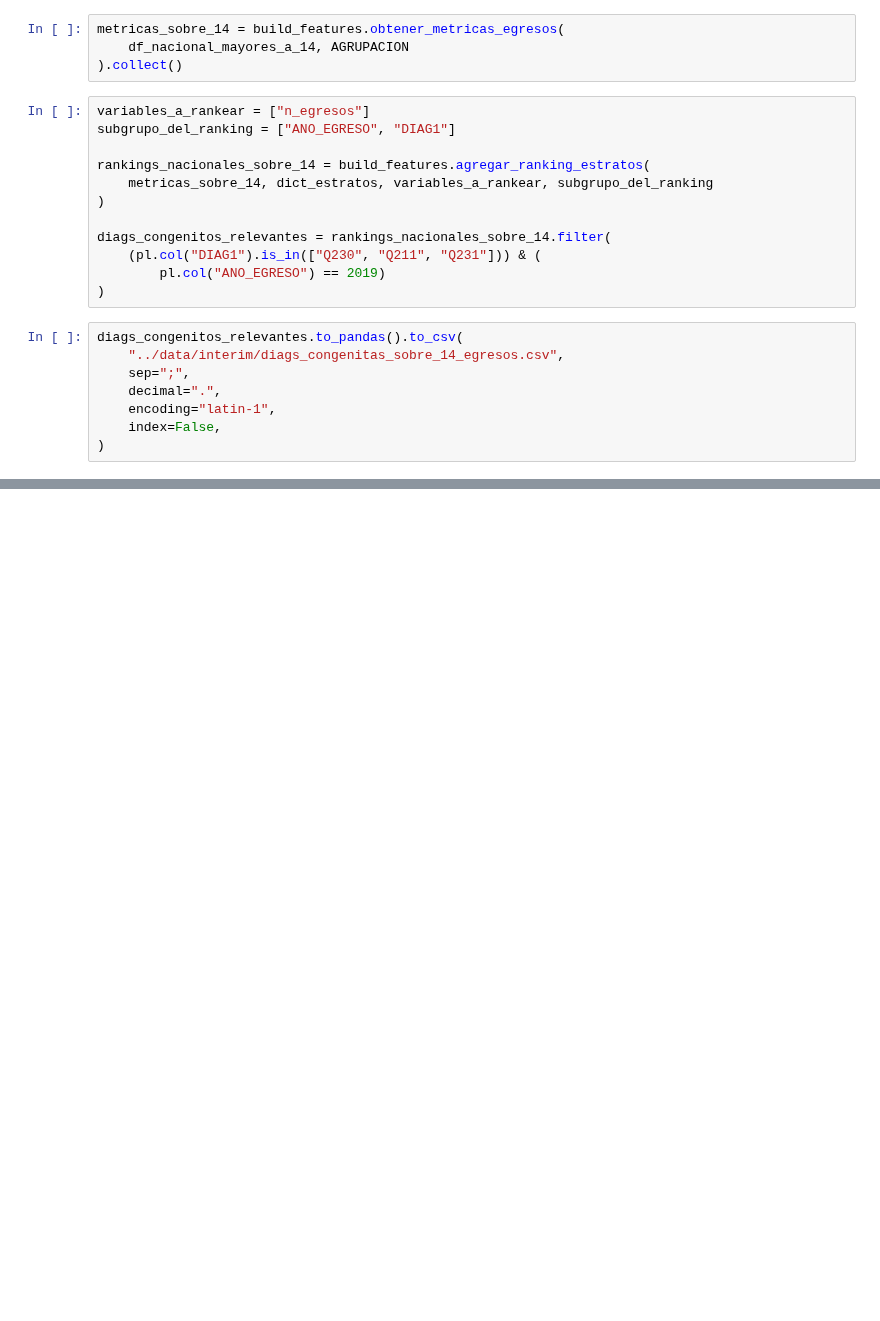
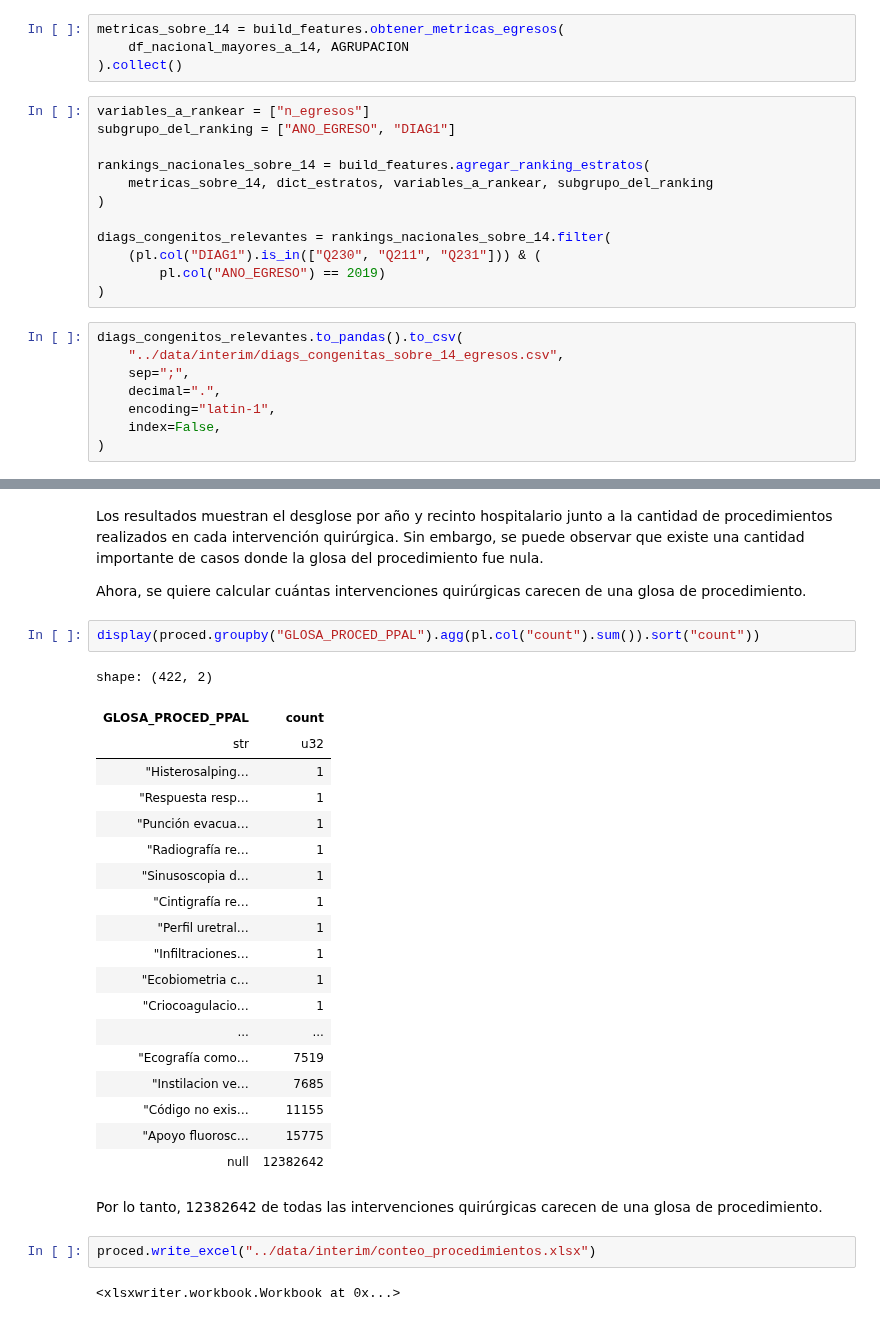
Before and after one commit to JavierRojas14/egresos-hospitalarios, a Jupyter notebook: egresos-hospitalarios/notebooks/2.0-jrb-discharges-analysis.ipynb, the cells around one changed output, grey strips where cells are left out. Cells and saved outputs as stored; diff of their text form; blank space fills up the shorter version.

```diff
--- a/egresos-hospitalarios/notebooks/2.0-jrb-discharges-analysis.ipynb
+++ b/egresos-hospitalarios/notebooks/2.0-jrb-discharges-analysis.ipynb
@@ -180,0 +250,34 @@ diags_congenitos_relevantes.to_pandas().to_csv(
+# %% [markdown]
+Los resultados muestran el desglose por año y recinto hospitalario junto a la cantidad de
+procedimientos realizados en cada intervención quirúrgica. Sin embargo, se puede observar que
+existe una cantidad importante de casos donde la glosa del procedimiento fue nula.
+
+Ahora, se quiere calcular cuántas intervenciones quirúrgicas carecen de una glosa de procedimiento.
+# %%
+display(proced.groupby("GLOSA_PROCED_PPAL").agg(pl.col("count").sum()).sort("count"))
+# %% [output]
+shape: (422, 2)
+| GLOSA_PROCED_PPAL | count |
+| str | u32 |
+| "Histerosalping… | 1 |
+| "Respuesta resp… | 1 |
+| "Punción evacua… | 1 |
+| "Radiografía re… | 1 |
+| "Sinusoscopia d… | 1 |
+| "Cintigrafía re… | 1 |
+| "Perfil uretral… | 1 |
+| "Infiltraciones… | 1 |
+| "Ecobiometria c… | 1 |
+| "Criocoagulacio… | 1 |
+| ... | ... |
+| "Ecografía como… | 7519 |
+| "Instilacion ve… | 7685 |
+| "Código no exis… | 11155 |
+| "Apoyo fluorosc… | 15775 |
+| null | 12382642 |
+# %% [markdown]
+Por lo tanto, 12382642 de todas las intervenciones quirúrgicas carecen de una glosa de procedimiento.
+# %%
+proced.write_excel("../data/interim/conteo_procedimientos.xlsx")
+# %% [output]
+<xlsxwriter.workbook.Workbook at 0x...>
```
Also changed, not shown: parts of 8 cells of this notebook.
